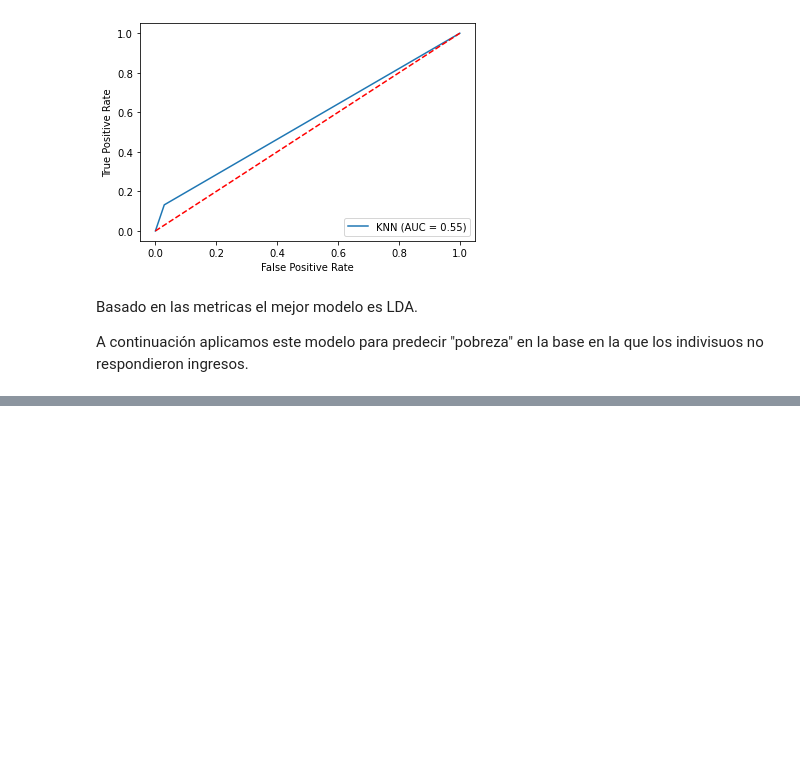
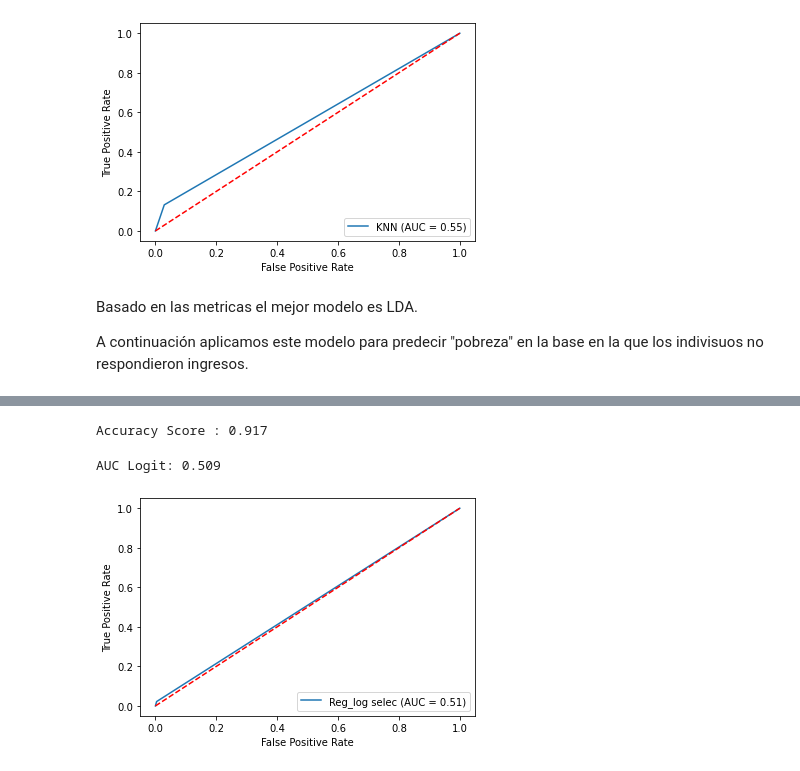
Before and after one commit to ferkrodriguez98/udesa-big-data, a Jupyter notebook: TP2 - Clasificación/TP2.ipynb, the cells around one changed output, grey strips where cells are left out. Cells and saved outputs as stored; diff of their text form; code cells hidden in the pictures; blank space fills up the shorter version.

```diff
--- a/TP2 - Clasificación/TP2.ipynb
+++ b/TP2 - Clasificación/TP2.ipynb
@@ -591,0 +638,18 @@ La tasa pobreza predicha en la muestra es de los que no respondieron es de: 6.23
+# %%
+ac_log2= accuracy_score(y_test2, y_pred_log2)
+print('Accuracy Score :','%.3f' % ac_log2) #suma de los % de la diagonal de la matriz
+# %% [output]
+Accuracy Score : 0.917
+# %%
+auc_log2 = roc_auc_score(y_test2, y_pred_log2)
+print('AUC Logit: %.3f' % auc_log2)
+
+fpr_log2, tpr_log2, thresholds_log2 = roc_curve(y_test2, y_pred_log2)
+
+display = RocCurveDisplay(fpr=fpr_log2, tpr=tpr_log2, roc_auc=auc_log2, estimator_name='Reg_log selec')
+display.plot()
+plt.plot([0, 1], [0, 1], color='red', linestyle='--')
+plt.show()
+# %% [output]
+AUC Logit: 0.509
+[figure, added]
```
Also changed, not shown: parts of 12 cells of this notebook.
